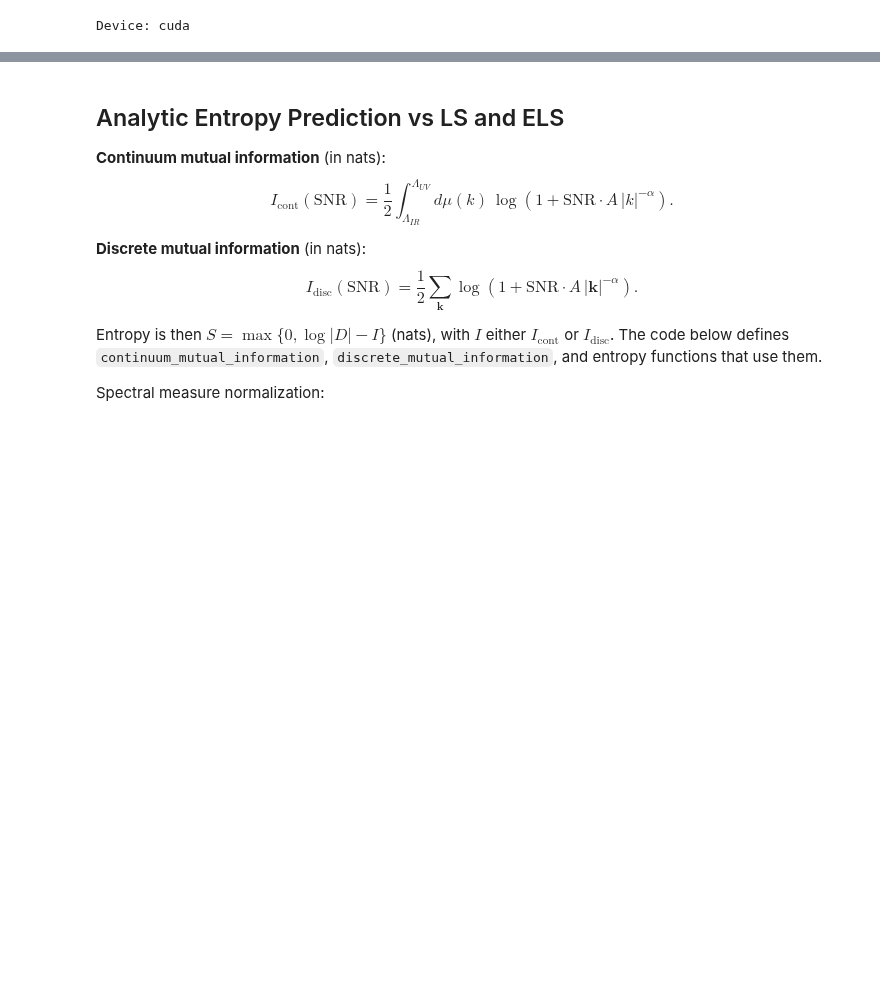
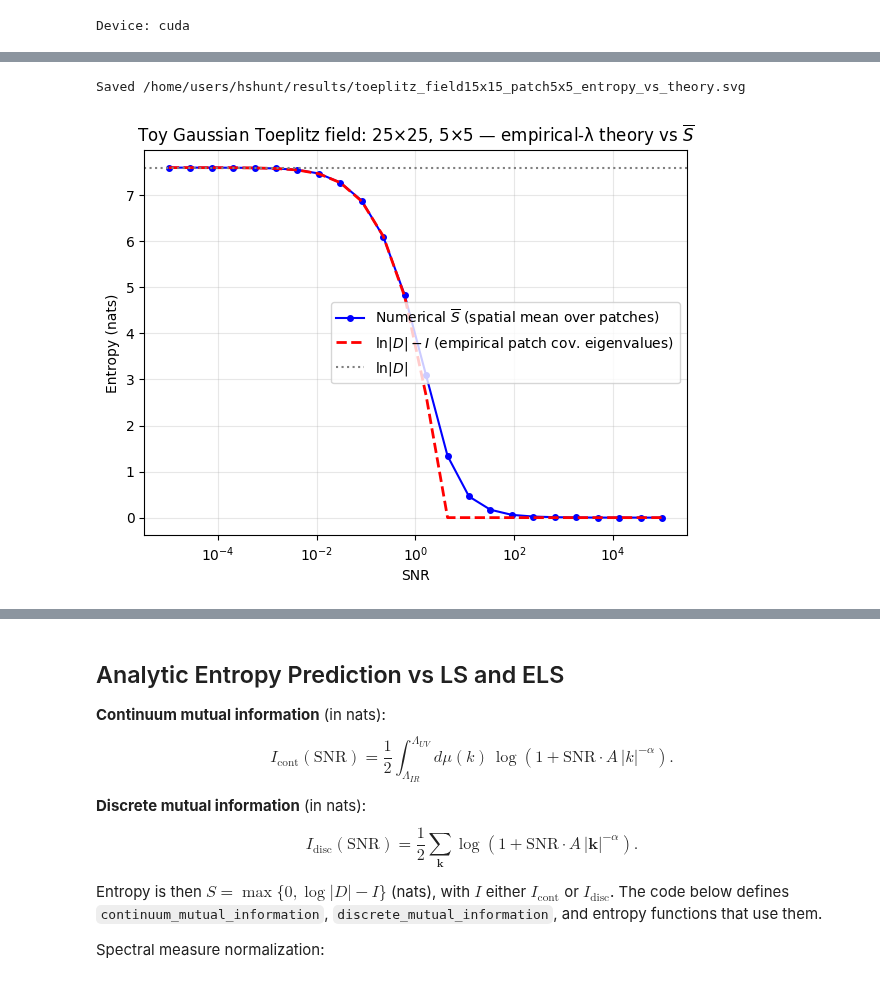
Before and after one commit to henhen724/convolutional_diffusion, a Jupyter notebook: notebooks/toy_gaussian_field_ls_els_bbels_entropy.ipynb, the cells around one changed output, grey strips where cells are left out. Cells and saved outputs as stored; diff of their text form; code cells hidden in the pictures; blank space fills up the shorter version.

```diff
--- a/notebooks/toy_gaussian_field_ls_els_bbels_entropy.ipynb
+++ b/notebooks/toy_gaussian_field_ls_els_bbels_entropy.ipynb
@@ -171 +678,62 @@ effective_amplitude: 0.07999312256760648
+# %%
+def gaussian_mutual_information(snr_value, covariance_singular_values):
+    """Discrete MI in nats: (1/2) sum_k log(1 + SNR*A*|k|^{-alpha})."""
+
+    return 0.5*np.sum(np.log(1.0 + snr_value*covariance_singular_values))
+
+# Log-log plot: eigenvalue index vs eigenvalue (top-left patch of training bank; same block as theory λ)
+patches = s_bank[:, idx_tl]
+patches_centered = patches - patches.mean(axis=0)
+cov_patch = (patches_centered.T @ patches_centered) / max(patches_centered.shape[0] - 1, 1)
+evals_patch, _ = np.linalg.eigh(cov_patch.cpu().numpy())
+
+beta_values = snr_grid_field
+
+gaussian_mi = [
+    gaussian_mutual_information(b, evals_patch)
+    for b in beta_values
+]
+gaussian_mi = np.array(gaussian_mi)
+
+
+S_theory_patch = np.maximum(np.zeros_like(gaussian_mi), np.log(D_size_field) - gaussian_mi)
+
+fig, ax = plt.subplots(1, 1, figsize=(7, 5))
+
+# Empirical-λ MI vs spatial-mean numerical S (from previous cell)
+ax.semilogx(
+    snr_grid_field,
+    entropy_numerical_patch,
+    "b-o",
+    markersize=4,
+    label=r"Numerical $\overline{S}$ (spatial mean over patches)",
+)
+ax.semilogx(
+    snr_grid_field,
+    S_theory_patch,
+    "r--",
+    linewidth=2,
+    label=r"$\ln|D| - I$ (empirical patch cov. eigenvalues)",
+)
+ax.axhline(np.log(D_size_field), color="gray", linestyle=":", label=r"$\ln|D|$")
+ax.set_xlabel("SNR")
+ax.set_ylabel("Entropy (nats)")
+ax.set_title(
+    f"Toy Gaussian Toeplitz field: 25×25, {kernel_size_patch}×{kernel_size_patch} — empirical-λ theory vs $\overline{{S}}$"
+)
+ax.legend()
+ax.grid(True, alpha=0.3)
+
+# Save Toeplitz patch entropy vs theory plot (previous cell) as SVG
+
+save_dir = ROOT / "results"
+save_dir.mkdir(parents=True, exist_ok=True)
+
+fig = plt.gcf()
+out_path = save_dir / f"toeplitz_field{image_size_sanity}x{image_size_sanity}_patch{kernel_size_patch}x{kernel_size_patch}_entropy_vs_theory.svg"
+fig.savefig(out_path, format="svg")
+print(f"Saved {out_path}")
+# %% [output]
+Saved /home/users/hshunt/results/toeplitz_field15x15_patch5x5_entropy_vs_theory.svg
+[figure, added]
 # %%
```
Also changed, not shown: parts of 46 cells of this notebook, 7 other files.
